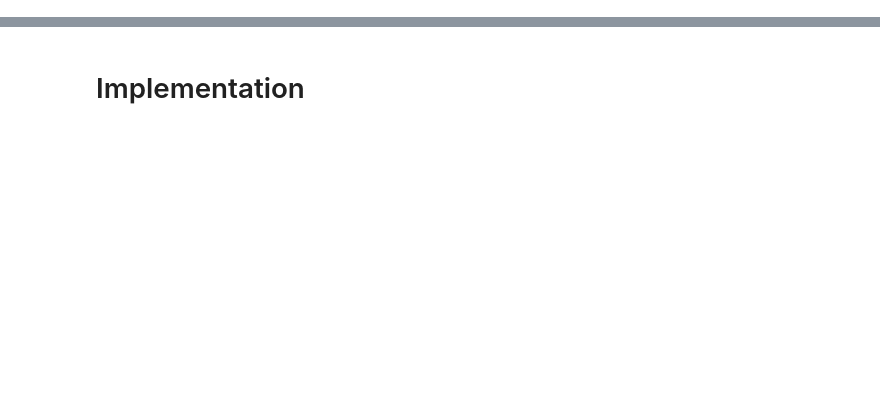
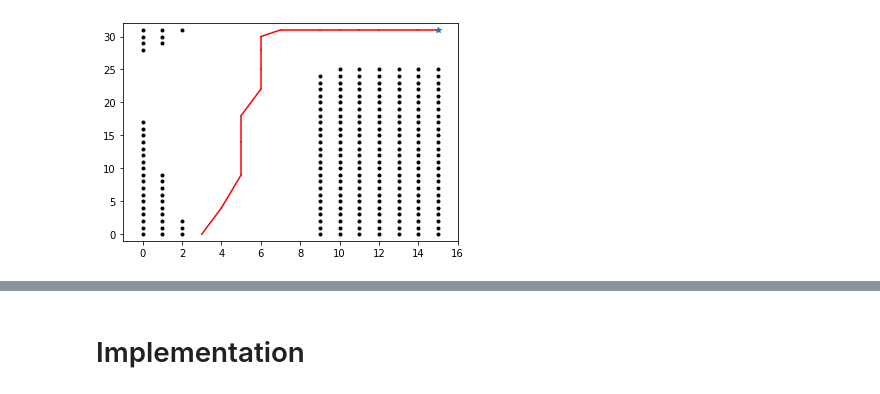
Before and after one commit to laegsgaardTroels/reinforcement_learning, a Jupyter notebook: exercises/5_8_exercise/exercise.ipynb, the cells around one changed output, grey strips where cells are left out. Drawn from its saved outputs; the diff is of its cells as text; code cells hidden in the pictures; blank space fills up the shorter version.

```diff
--- a/exercises/5_8_exercise/exercise.ipynb
+++ b/exercises/5_8_exercise/exercise.ipynb
@@ -94,0 +131,3 @@ def best_action(state, action_value):
+# %%
+state =(4, 1, 1, 1)
+max(state[2], state[3]) <= 0
@@ -94,0 +136,14 @@ def best_action(state, action_value):
+# %%
+def epsilon_greedy_policy(target_policy, epsilon = 0.1):
+    def policy(state):
+        if random.random() <= epsilon:
+            return random.choice(list(actions(state)))
+        return target_policy.get(state, (0, 0))
+    return policy
+
+policy = epsilon_greedy_policy({})
+
+for state in states():
+    assert max(policy(state)) >= 0, (
+        f'state: {state}, list(actions(state)): {list(actions(state))}, policy(state): {policy(state)}'
+    )
@@ -119,3 +182,77 @@ ipdb> n
+# %%
+from IPython.display import HTML
+
+ANIMATE = False
+
+start_state = random.choice(START_STATES)
+def exploring_policy(state):
+    return random.choice(list(actions(state)))
+episode = run_episode(exploring_policy, start_state)
+
+def reconstruct_last_episode(episode):
+    """Reconstuct a path.
+    """
+    res = []
+    at_starting_state = False
+    for state_action_reward in reversed(episode):
+        state, _, _ = state_action_reward
+
+        if cell_type(state) == 'START':
+            at_starting_state = True
+        if at_starting_state and cell_type(state) != 'START':
+            break
+
+        x, y, dx, dy = state
+        res.append(
+            [x, y]
+        )
+
+
+    return list(reversed(res))
+
+def plot_walls():
+    """Plot the walls in the map.
+    """
+    for x, y in set(map(
+            lambda state: (state[0], state[1]),
+            filter(
+                lambda state: cell_type(state) == 'WALL',
+                list(states())
+            )
+        )):
+        plt.plot([x], [y], marker='o', markersize=3, color="black")
+
+last_episode = reconstruct_last_episode(episode)
+
+def animate(i, reconstructed_episode = last_episode):
+    """Used to animate the plot.
+    """
+    [[x1, y1], [x2, y2]] = reconstructed_episode[i:int(i+2)]
+
+    plt.plot([x1,x2],[y1,y2], 'r')
+
+    if cell_type((x2, y2, 0, 0)) == 'GOAL':
+        plt.plot(x2, y2, '*')
+
+
+
+
+buffer = 1
+ax = plt.axes(xlim=(-buffer, MAX_X + buffer), ylim=(-buffer, MAX_Y + buffer))
+
+
+
+
+if ANIMATE:
+    anim = FuncAnimation(fig, animate,frames=len(last_episode) - 1, interval=300, repeat=False)
+    HTML(anim.to_html5_video())
+else:
+    for i in range(len(last_episode)-1):
+        animate(i)
+
+plot_walls()
+# %% [output]
+[figure, added]
 # %%
 %debug
 # %% [output]
```
Also changed, not shown: parts of 15 cells of this notebook, 1 other file.
